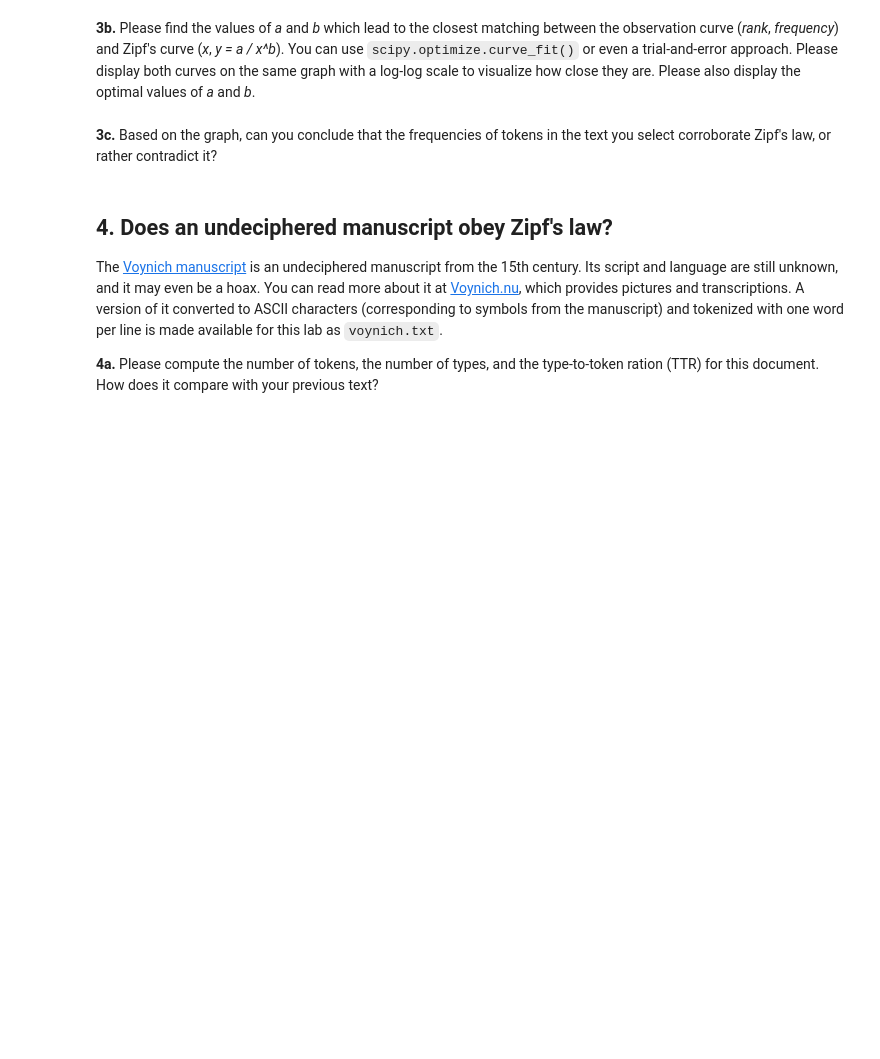
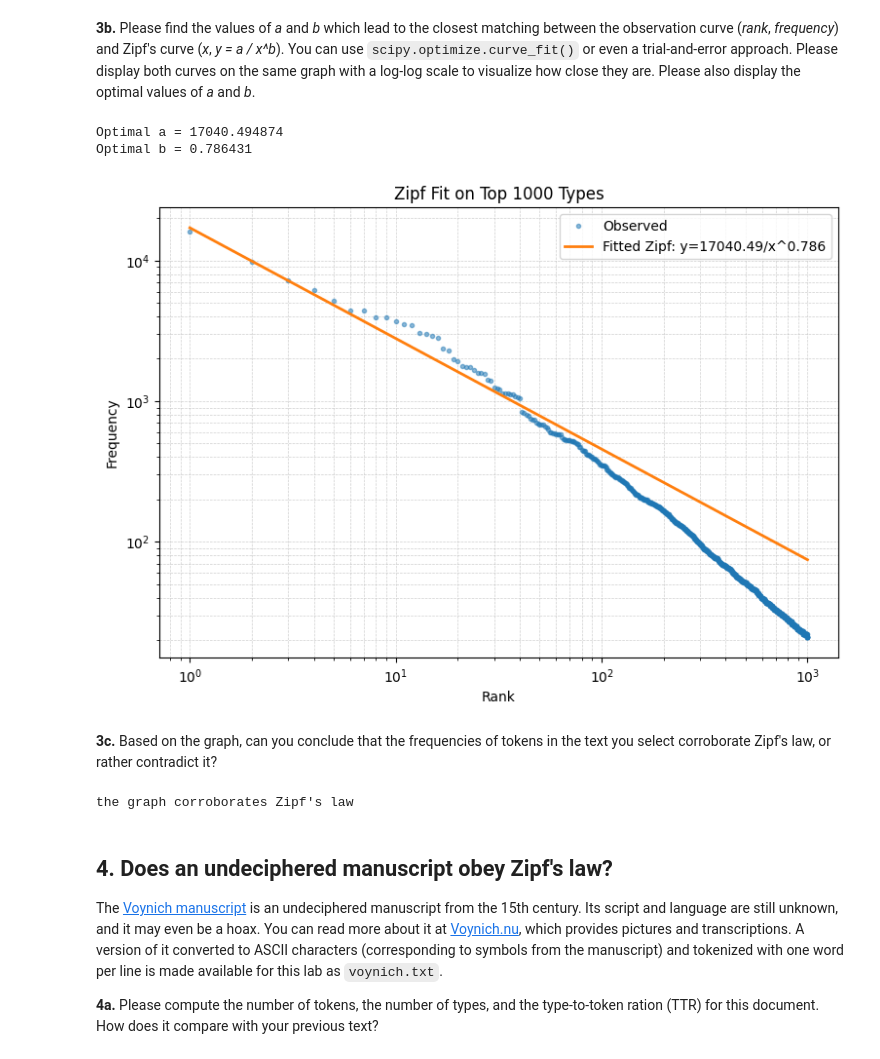
Before and after one commit to Nathan-massicot/Project, a Jupyter notebook: Project_1/MSE_AdvNLP_Lab1_student.ipynb, the cells around one changed output. Cells and saved outputs as stored; diff of their text form; code cells hidden in the pictures; blank space fills up the shorter version.

```diff
--- a/Project_1/MSE_AdvNLP_Lab1_student.ipynb
+++ b/Project_1/MSE_AdvNLP_Lab1_student.ipynb
@@ -97,7 +334,41 @@ import scipy
+# %%
+
+def zipf(x, a, b):
+    return a / (x ** b)
+
+p0 = (freqs[0], 1.0)
+(params, cov) = scipy.optimize.curve_fit(zipf, ranks, freqs, p0=p0, bounds=(0, np.inf))
+a_opt, b_opt = params
+
+freqs_fit = zipf(ranks, a_opt, b_opt)
+
+
+print(f"Optimal a = {a_opt:.6f}")
+print(f"Optimal b = {b_opt:.6f}")
+
+
+plt.figure(figsize=(9, 6))
+plt.plot(ranks, freqs, "o", markersize=3, alpha=0.5, label="Observed")
+plt.plot(ranks, freqs_fit, "-", linewidth=2, label=f"Fitted Zipf: y={a_opt:.2f}/x^{b_opt:.3f}")
+plt.xscale("log")
+plt.yscale("log")
+plt.xlabel("Rank")
+plt.ylabel("Frequency")
+plt.title("Zipf Fit on Top 1000 Types")
+plt.grid(True, which="both", linestyle="--", linewidth=0.5, alpha=0.6)
+plt.legend()
+plt.show()
+# %% [output]
+Optimal a = 17040.494874
+Optimal b = 0.786431
+[figure, added]
 # %% [markdown]
 **3c.** Based on the graph, can you conclude that the frequencies of tokens in the text you select corroborate Zipf's law, or rather contradict it?
 # %%
 # Please write your answer in this cell.
+print("the graph corroborates Zipf's law")
+# %% [output]
+the graph corroborates Zipf's law
 # %% [markdown]
 ## 4.  Does an undeciphered manuscript obey Zipf's law?
 
```
Also changed, not shown: parts of 60 cells of this notebook, 7 other files.
